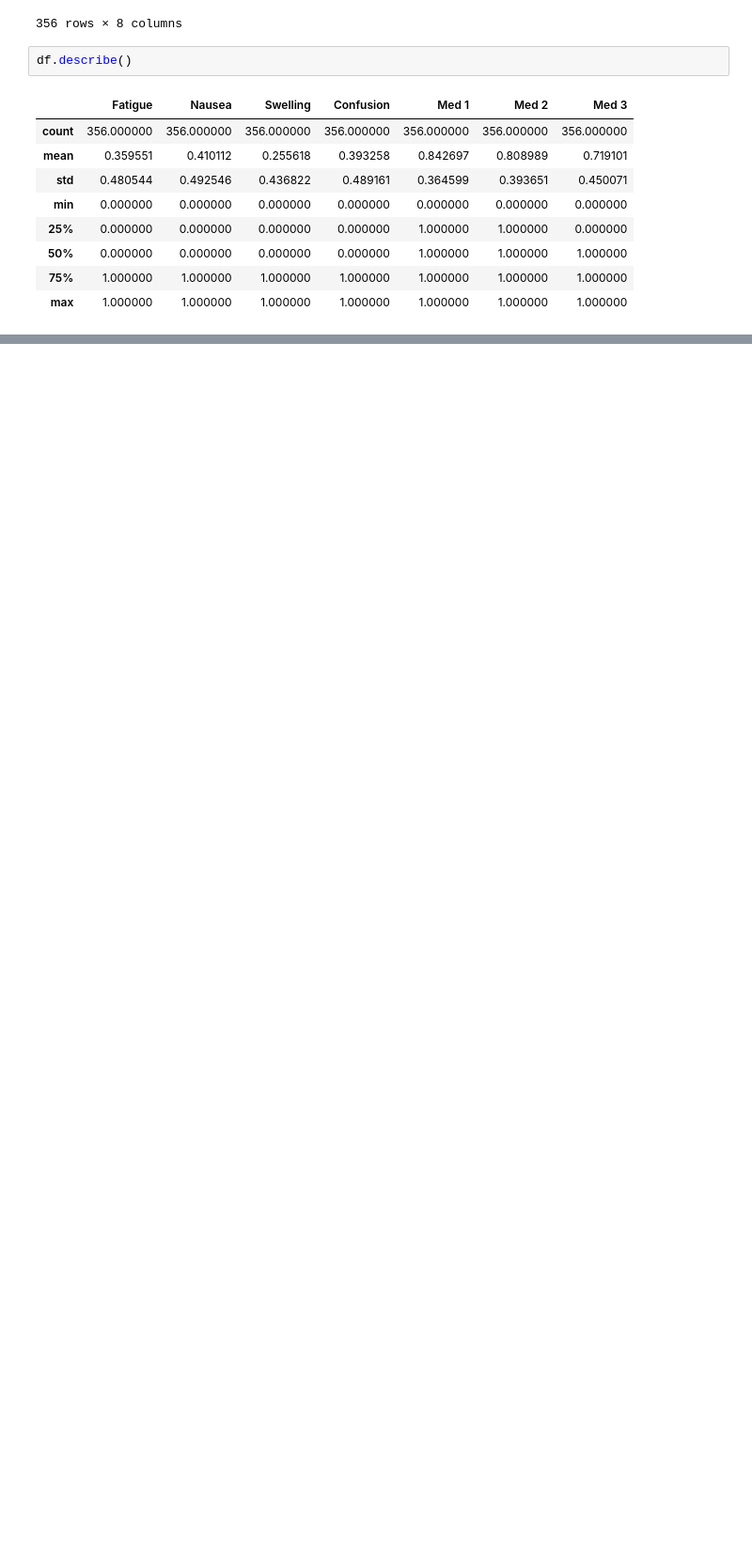
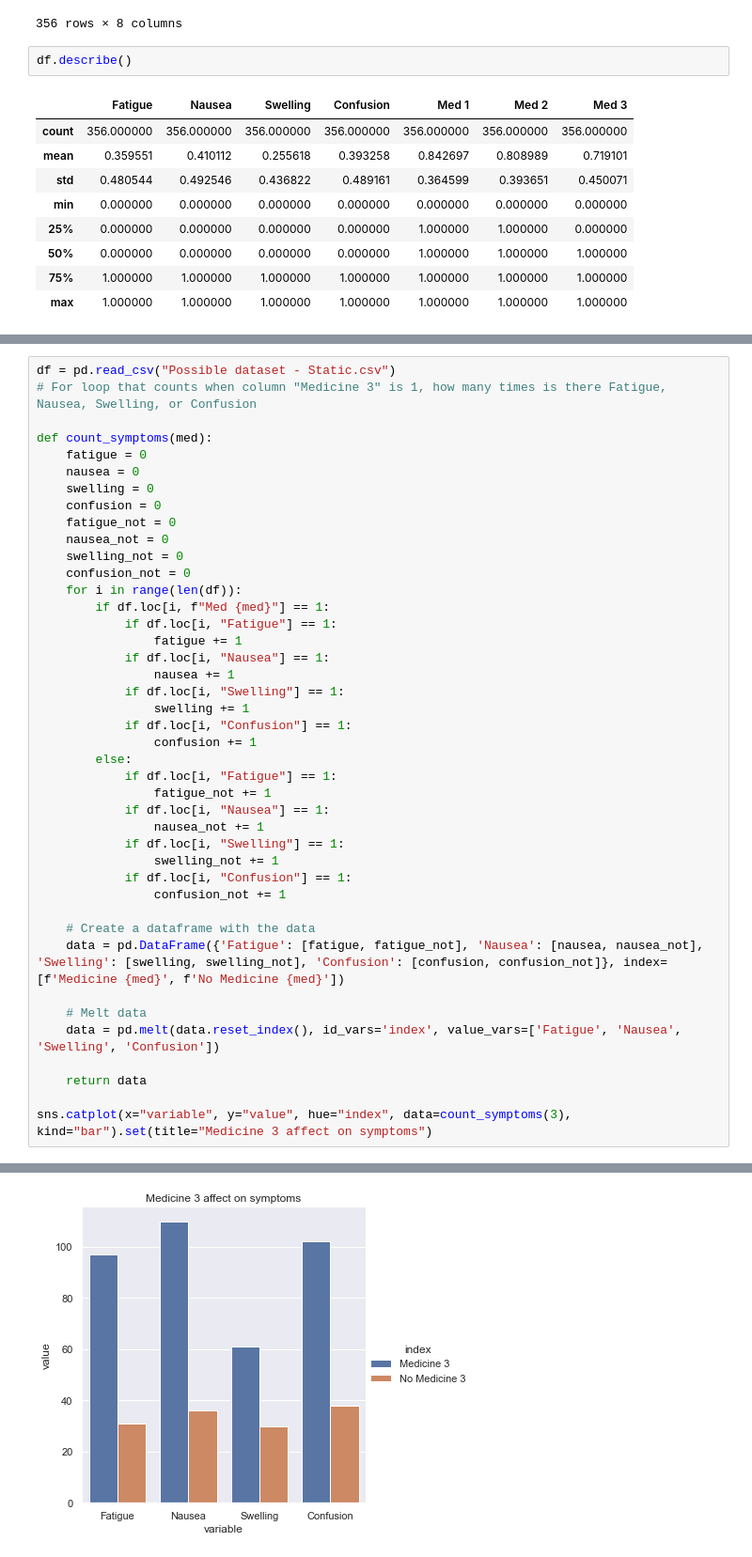
Before and after one commit to DEboy2007/Cancare, a Jupyter notebook: Data_Analysis.ipynb, the cells around one changed output, grey strips where cells are left out. Shown: that part at 94% size. Cells and saved outputs as stored; diff of their text form; blank space fills up the shorter version.

```diff
--- a/Data_Analysis.ipynb
+++ b/Data_Analysis.ipynb
@@ -309,0 +291,43 @@ Name: Fatigue, dtype: float64
+# %%
+df = pd.read_csv("Possible dataset - Static.csv")
+# For loop that counts when column "Medicine 3" is 1, how many times is there Fatigue, Nausea, Swelling, or Confusion
+
+def count_symptoms(med):
+    fatigue = 0
+    nausea = 0
+    swelling = 0
+    confusion = 0
+    fatigue_not = 0
+    nausea_not = 0
+    swelling_not = 0
+    confusion_not = 0
+    for i in range(len(df)):
+        if df.loc[i, f"Med {med}"] == 1:
+            if df.loc[i, "Fatigue"] == 1:
+                fatigue += 1
+            if df.loc[i, "Nausea"] == 1:
+                nausea += 1
+            if df.loc[i, "Swelling"] == 1:
+                swelling += 1
+            if df.loc[i, "Confusion"] == 1:
+                confusion += 1
+        else:
+            if df.loc[i, "Fatigue"] == 1:
+                fatigue_not += 1
+            if df.loc[i, "Nausea"] == 1:
+                nausea_not += 1
+            if df.loc[i, "Swelling"] == 1:
+                swelling_not += 1
+            if df.loc[i, "Confusion"] == 1:
+                confusion_not += 1
+
+    # Create a dataframe with the data
+    data = pd.DataFrame({'Fatigue': [fatigue, fatigue_not], 'Nausea': [nausea, nausea_not], 'Swelling': [swelling, swelling_not], 'Confusion': [confusion, confusion_not]}, index=[f'Medicine {med}', f'No Medicine {med}'])
+
+    # Melt data
+    data = pd.melt(data.reset_index(), id_vars='index', value_vars=['Fatigue', 'Nausea', 'Swelling', 'Confusion'])
+
+    return data
+
+sns.catplot(x="variable", y="value", hue="index", data=count_symptoms(3), kind="bar").set(title="Medicine 3 affect on symptoms")
+# %% [output]
@@ -309,0 +335 @@ Name: Fatigue, dtype: float64
+[figure, added]
```
Also changed, not shown: parts of 18 cells of this notebook, 1 other file.
